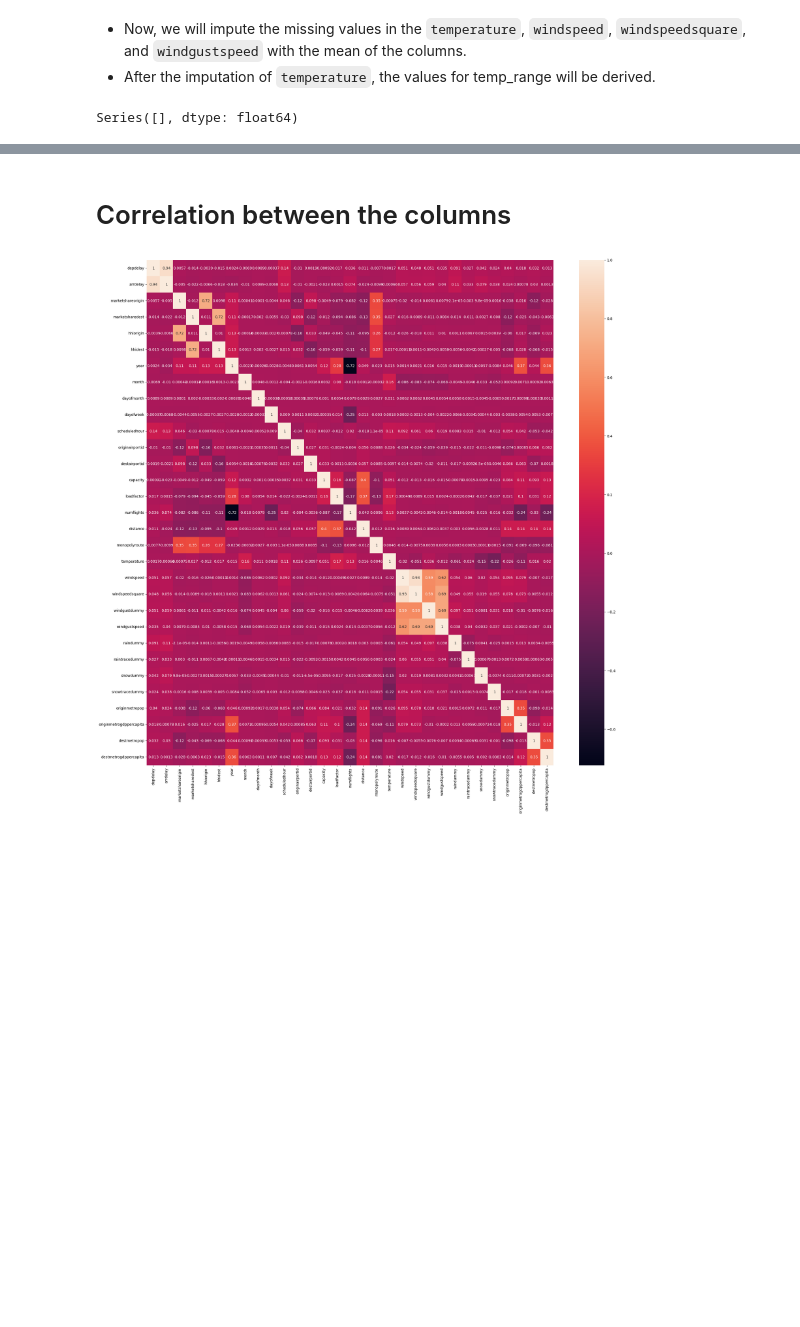
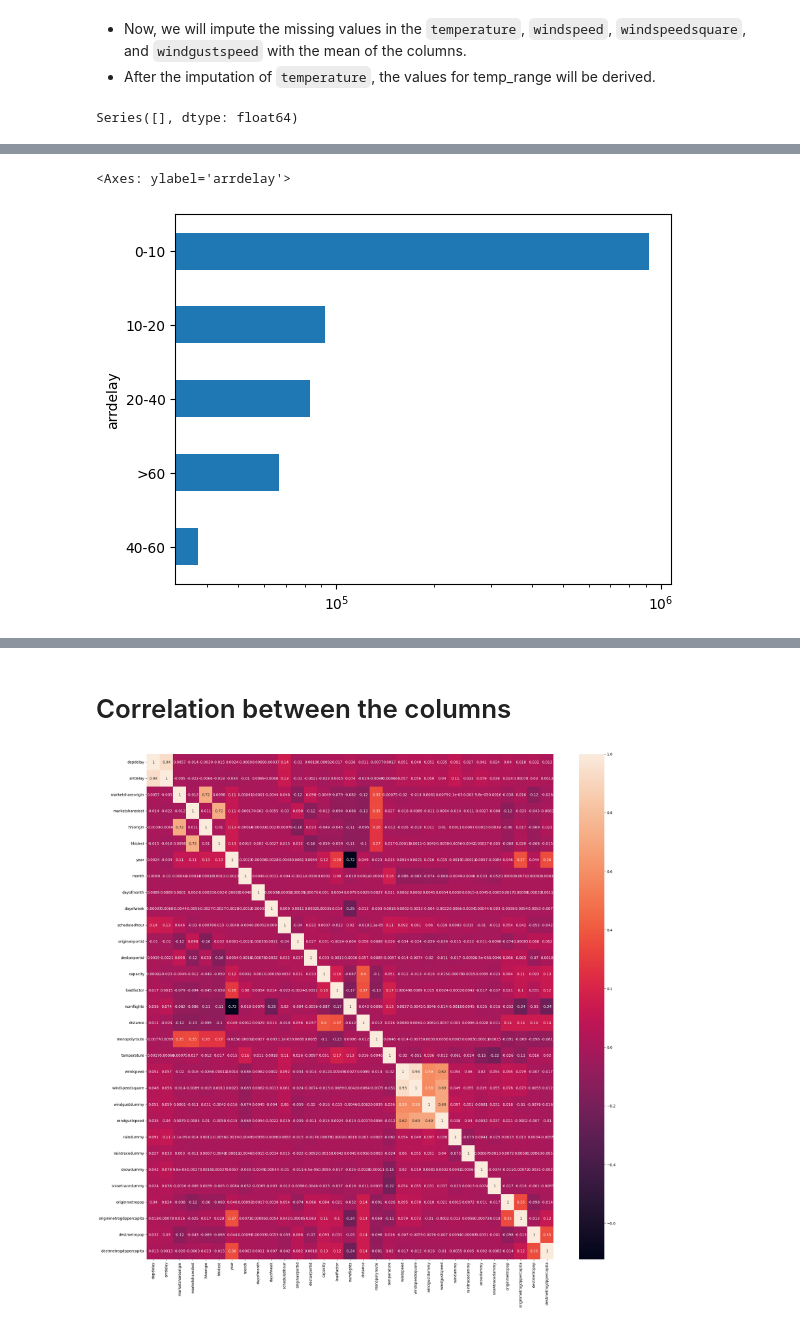
Before and after one commit to Gaurav0502/flight-delay-prediction, a Jupyter notebook: eda.ipynb, the cells around one changed output, grey strips where cells are left out. Cells and saved outputs as stored; diff of their text form; code cells hidden in the pictures; blank space fills up the shorter version.

```diff
--- a/eda.ipynb
+++ b/eda.ipynb
@@ -143,0 +181,6 @@ Series([], dtype: float64)
+# %%
+flight_df["arrdelay"].value_counts().sort_values().plot(kind = "barh",
+                                                        logx = True)
+# %% [output]
+<Axes: ylabel='arrdelay'>
+[figure, added]
```
Also changed, not shown: parts of 9 cells of this notebook.
